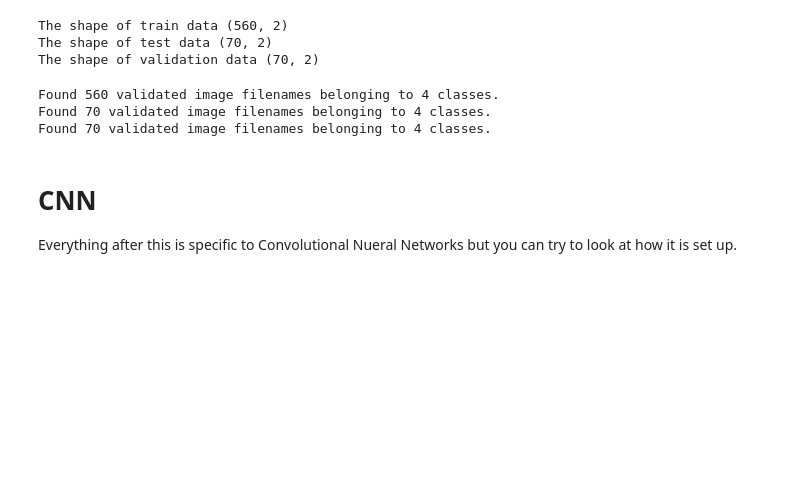
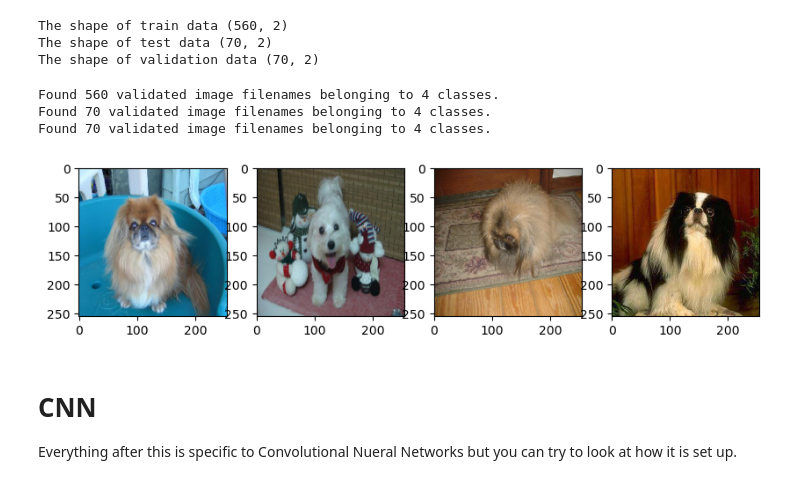
Before and after one commit to stuffby-helina/DogBreedClassification, a Jupyter notebook: test.ipynb, the cells around one changed output. Saved outputs shown, nothing was run; the diff lists cells and outputs as text; code cells hidden in the pictures; blank space fills up the shorter version.

Commit message:
Demo Getting Images Out

```diff
--- a/test.ipynb
+++ b/test.ipynb
@@ -128,6 +115,18 @@ test_generator = datagen.flow_from_dataframe(X_test,
 Found 560 validated image filenames belonging to 4 classes.
 Found 70 validated image filenames belonging to 4 classes.
 Found 70 validated image filenames belonging to 4 classes.
+# %%
+
+plt.figure(figsize=(10,8))
+#Plots our figures
+for i in range(1,5):
+  plt.subplot(1, 4, i)
+  batch = next(test_generator)
+  image_ = batch[0][0]
+  plt.imshow(image_)
+plt.show()
+# %% [output]
+[figure, added]
 # %%
 # use the data generator
 num_classes = len(test_generator.class_indices)
```
Also changed, not shown: parts of 5 cells of this notebook, 1 other file.
